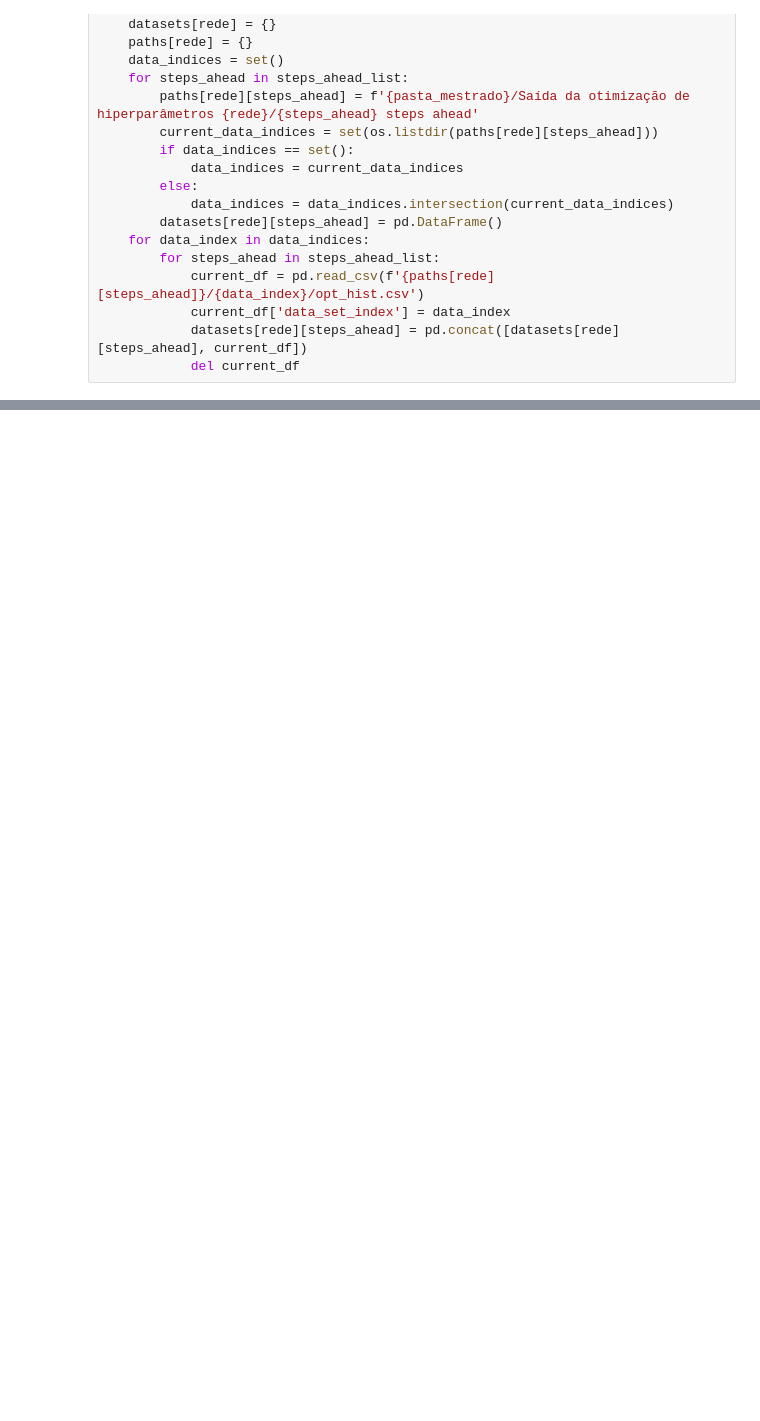
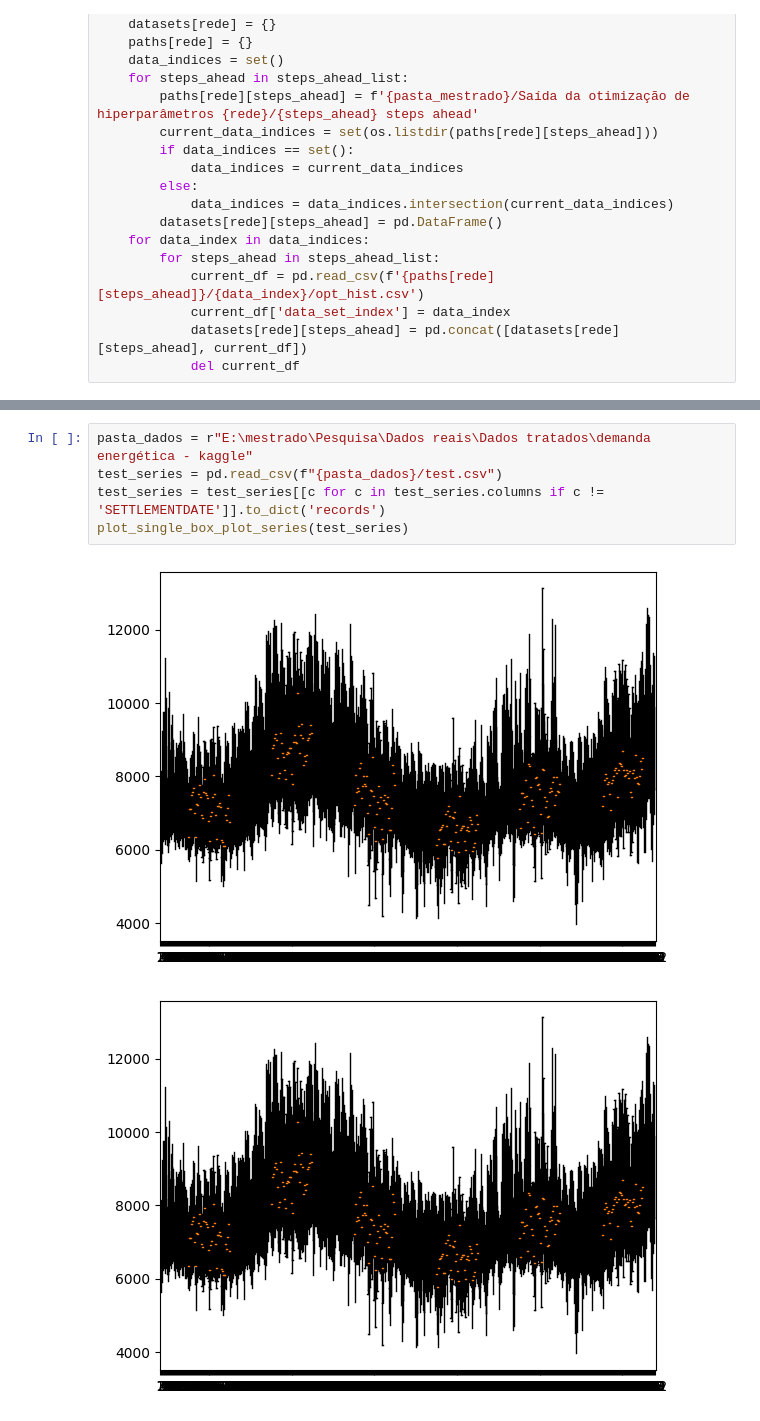
Before and after one commit to LFBJC/mestrado, a Jupyter notebook: Análise dos Experimentos.ipynb, the cells around one changed output, grey strips where cells are left out. Cells and saved outputs as stored; diff of their text form; blank space fills up the shorter version.

```diff
--- a/Análise dos Experimentos.ipynb
+++ b/Análise dos Experimentos.ipynb
@@ -156,0 +288,8 @@ Pelo teste de Mann-Whitney com nível de significância α=0.05 não há evidên
+# %%
+pasta_dados = r"E:\mestrado\Pesquisa\Dados reais\Dados tratados\demanda energética - kaggle"
+test_series = pd.read_csv(f"{pasta_dados}/test.csv")
+test_series = test_series[[c for c in test_series.columns if c != 'SETTLEMENTDATE']].to_dict('records')
+plot_single_box_plot_series(test_series)
+# %% [output]
+[figure, added]
+[figure, added]
```
Also changed, not shown: parts of 16 cells of this notebook, 7 other files.
